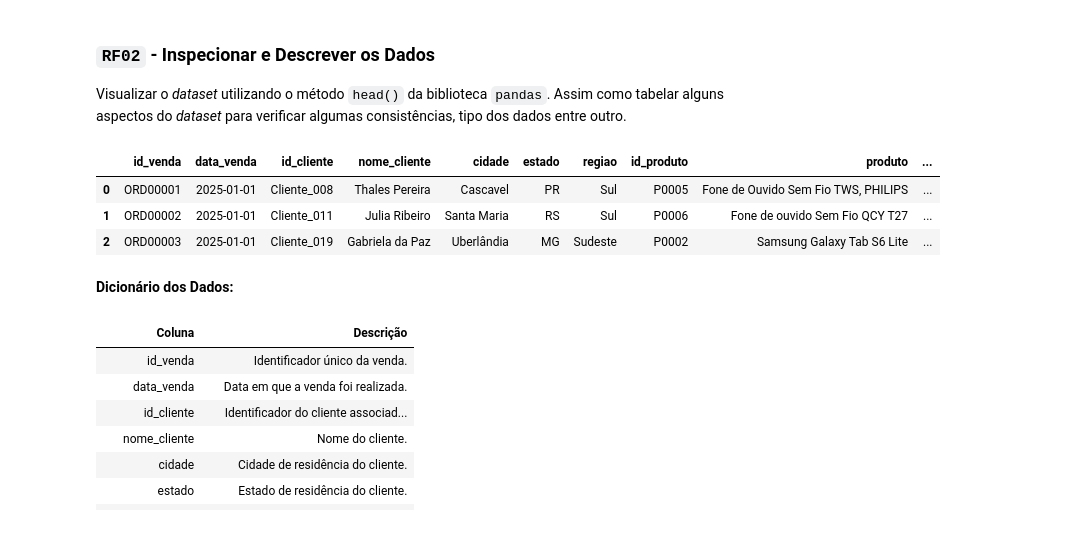
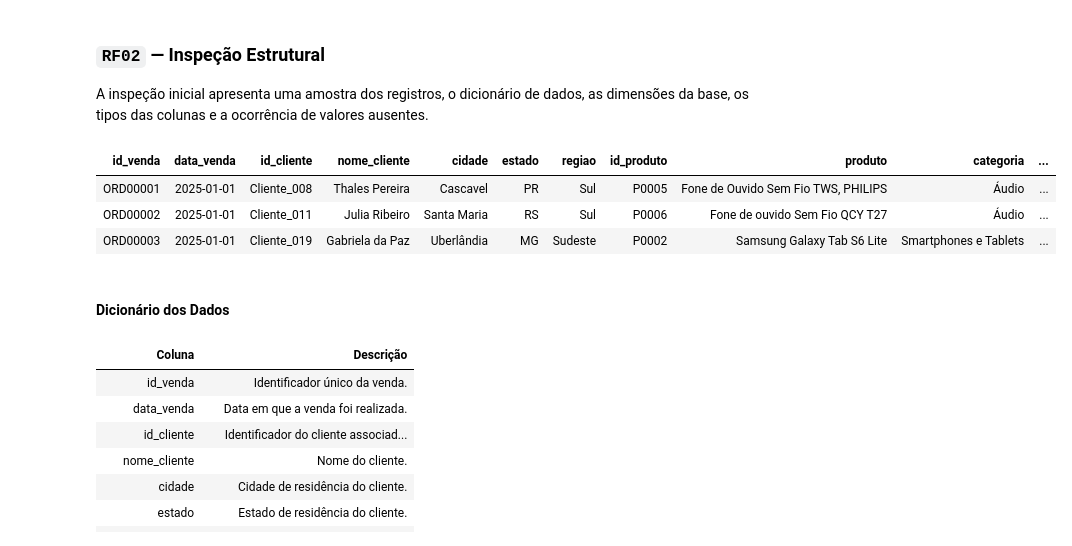
Before and after one commit to CorreaBrunoMiguel/sales-insight-py, a Jupyter notebook: notebooks/sales_insight.ipynb, the cells around one changed output. Cells and saved outputs as stored; diff of their text form; code cells hidden in the pictures.

```diff
--- a/notebooks/sales_insight.ipynb
+++ b/notebooks/sales_insight.ipynb
@@ -129,19 +46,21 @@ O dataset `vendas.csv`, está armazenado em `data/raw`. O arquivo será lido com
 # %%
-df_origin = pd.read_csv("../data/raw/vendas.csv")
-df = df_origin.copy()
+caminho_dados = Path("../data/raw/vendas.csv")
+
+df_bruto = pd.read_csv(caminho_dados)
+df = df_bruto.copy()
 # %% [markdown]
-### `RF02` - Inspecionar e Descrever os Dados
+### `RF02` — Inspeção Estrutural
 
-Visualizar o  _dataset_ utilizando o método `head()` da biblioteca `pandas`. Assim como tabelar alguns aspectos do _dataset_ para verificar algumas consistências, tipo dos dados entre outro.
+A inspeção inicial apresenta uma amostra dos registros, o dicionário de dados, as dimensões da base, os tipos das colunas e a ocorrência de valores ausentes.
 # %%
-df.head(3)
+display(df.head(3).style.hide(axis="index"))
 # %% [output]
-|  | id_venda | data_venda | id_cliente | nome_cliente | cidade | estado | regiao | id_produto | produto | ... |
-| 0 | ORD00001 | 2025-01-01 | Cliente_008 | Thales Pereira | Cascavel | PR | Sul | P0005 | Fone de Ouvido Sem Fio TWS, PHILIPS | ... |
-| 1 | ORD00002 | 2025-01-01 | Cliente_011 | Julia Ribeiro | Santa Maria | RS | Sul | P0006 | Fone de ouvido Sem Fio QCY T27 | ... |
-| 2 | ORD00003 | 2025-01-01 | Cliente_019 | Gabriela da Paz | Uberlândia | MG | Sudeste | P0002 | Samsung Galaxy Tab S6 Lite | ... |
+| id_venda | data_venda | id_cliente | nome_cliente | cidade | estado | regiao | id_produto | produto | categoria | ... |
+| ORD00001 | 2025-01-01 | Cliente_008 | Thales Pereira | Cascavel | PR | Sul | P0005 | Fone de Ouvido Sem Fio TWS, PHILIPS | Áudio | ... |
+| ORD00002 | 2025-01-01 | Cliente_011 | Julia Ribeiro | Santa Maria | RS | Sul | P0006 | Fone de ouvido Sem Fio QCY T27 | Áudio | ... |
+| ORD00003 | 2025-01-01 | Cliente_019 | Gabriela da Paz | Uberlândia | MG | Sudeste | P0002 | Samsung Galaxy Tab S6 Lite | Smartphones e Tablets | ... |
 # %% [markdown]
-**Dicionário dos Dados:**
+#### Dicionário dos Dados
 # %%
 display(pd.DataFrame(DICIONARIO_DADOS).style.hide(axis="index"))
 # %% [output]
```
Also changed, not shown: parts of 40 cells of this notebook.
